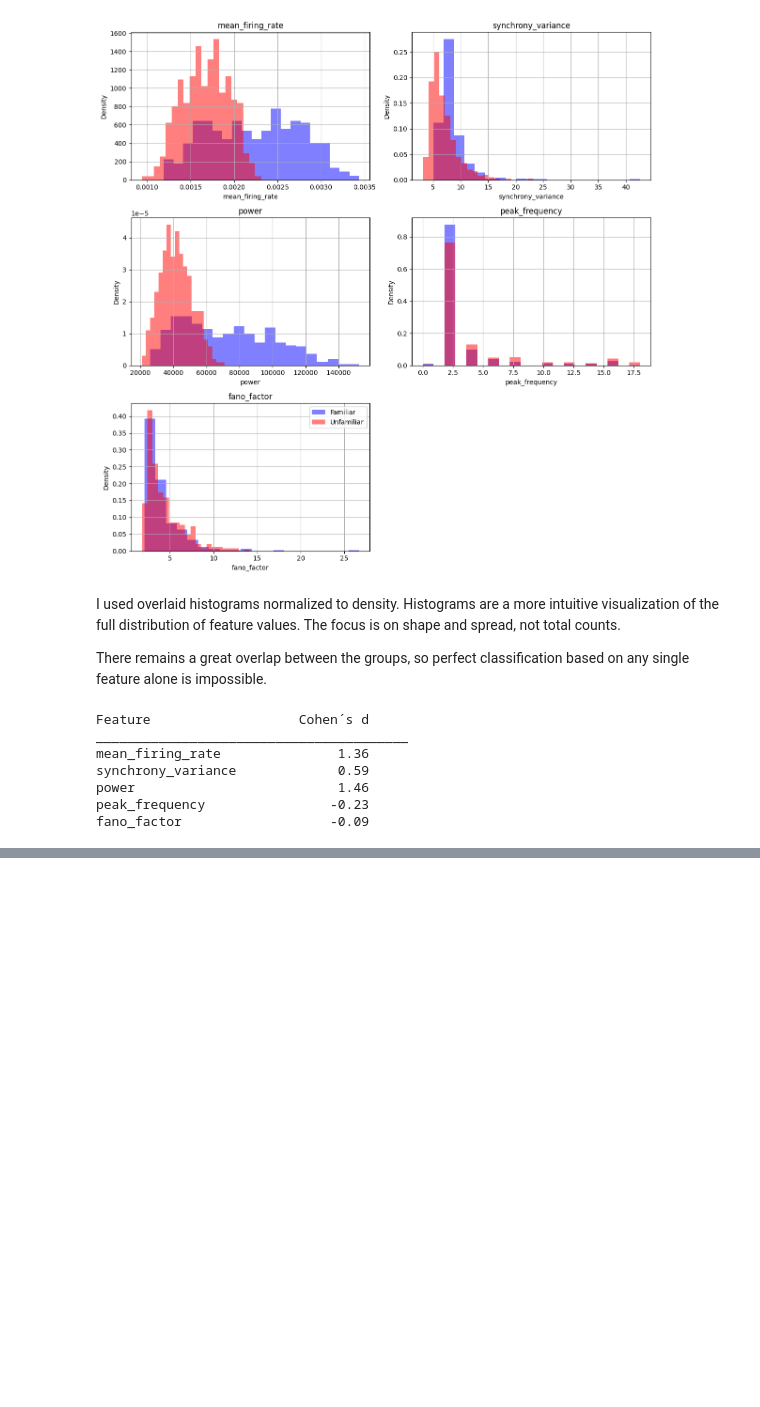
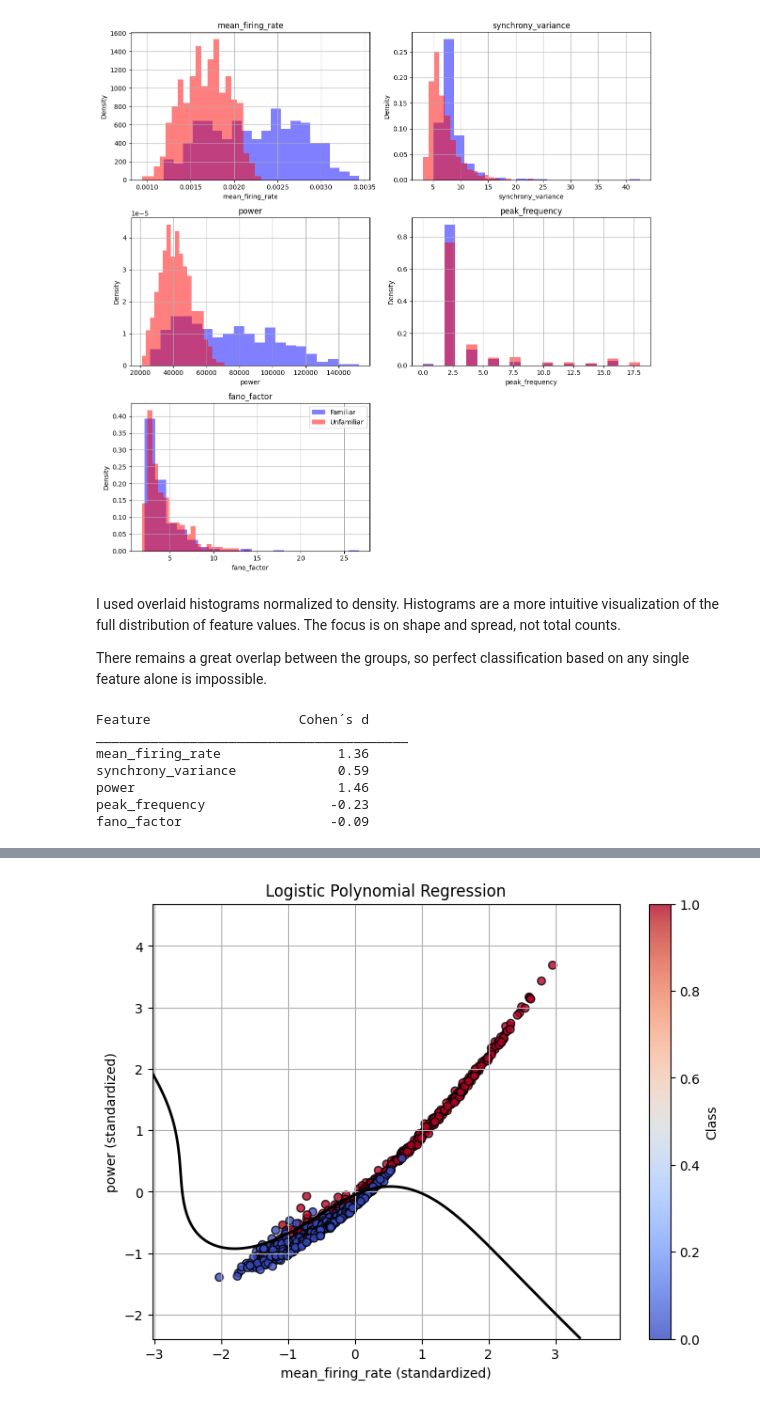
Before and after one commit to wahnsinning/Neuroinformatik_Projekt, a Jupyter notebook: main.ipynb, the cells around one changed output, grey strips where cells are left out. Cells and saved outputs as stored; diff of their text form; code cells hidden in the pictures; blank space fills up the shorter version.

```diff
--- a/main.ipynb
+++ b/main.ipynb
@@ -382,0 +478,65 @@ Mean firing rate and power remain the two most promising measurements.
+# %%
+####################### Polynomial Logistic Regression ###########################
+
+
+# Create polynomial features (degree=2)
+poly = PolynomialFeatures(degree=3, include_bias=False)
+X_poly = poly.fit_transform(X_scaled)
+
+# Train logistic regression on expanded features
+model_poly = linear_model.LogisticRegression(max_iter=1000)
+model_poly.fit(X_poly, y)
+
+# Create a grid
+x_min, x_max = X_scaled[:, 0].min() - 1, X_scaled[:, 0].max() + 1
+y_min, y_max = X_scaled[:, 1].min() - 1, X_scaled[:, 1].max() + 1
+xx, yy = np.meshgrid(np.linspace(x_min, x_max, 300),
+                         np.linspace(y_min, y_max, 300))
+
+# Flatten grid and transform it with the polynomial transformer
+grid = np.c_[xx.ravel(), yy.ravel()]
+grid_poly = poly.transform(grid)
+
+#predict on grid
+probs = model_poly.predict_proba(grid_poly)[:, 1].reshape(xx.shape)
+
+#predict test set
+X_test_poly = poly.transform(X_test)  # Expand test set!
+y_pred_poly = model_poly.predict(X_test_poly)
+
+
+################################ Plot Polynomial Logistic Regression ###########################
+
+
+plt.figure(figsize=(8, 6))
+scatter = plt.scatter(X_scaled[:, 0], X_scaled[:, 1], c=y, cmap="coolwarm", edgecolors='k', alpha=0.8)
+plt.contour(xx, yy, probs, levels=[0.5], linewidths=2, colors='black')
+
+plt.xlabel(selected_features[0] + " (standardized)")
+plt.ylabel(selected_features[1] + " (standardized)")
+plt.title("Logistic Polynomial Regression")
+plt.grid(True)
+plt.colorbar(scatter, label="Class")
+plt.show()
+
+########################### Evaluation ###########################################
+
+#accuracy
+accuracy_poly = metrics.accuracy_score(y_test, y_pred_poly)
+print(f"\nAccuracy: {accuracy_poly:.4f}")
+
+#bias
+print(f"\nBias (w0): {model_poly.intercept_[0]:.4f}")
+
+#weights table
+print(f"\n{'Feature':<30}{'Weight':>10}")
+print("_" * 45)
+feature_names_poly = poly.get_feature_names_out(selected_features)
+for feature_name, weight in zip(feature_names_poly, model_poly.coef_[0]):
+    print(f"{feature_name:<30}{weight:>10.4f}")
+
+#confusion matrix
+print("\n\nConfusion Matrix:")
+print(metrics.confusion_matrix(y_test, y_pred_poly))
+# %% [output]
+[figure, added]
```
Also changed, not shown: parts of 8 cells of this notebook.
